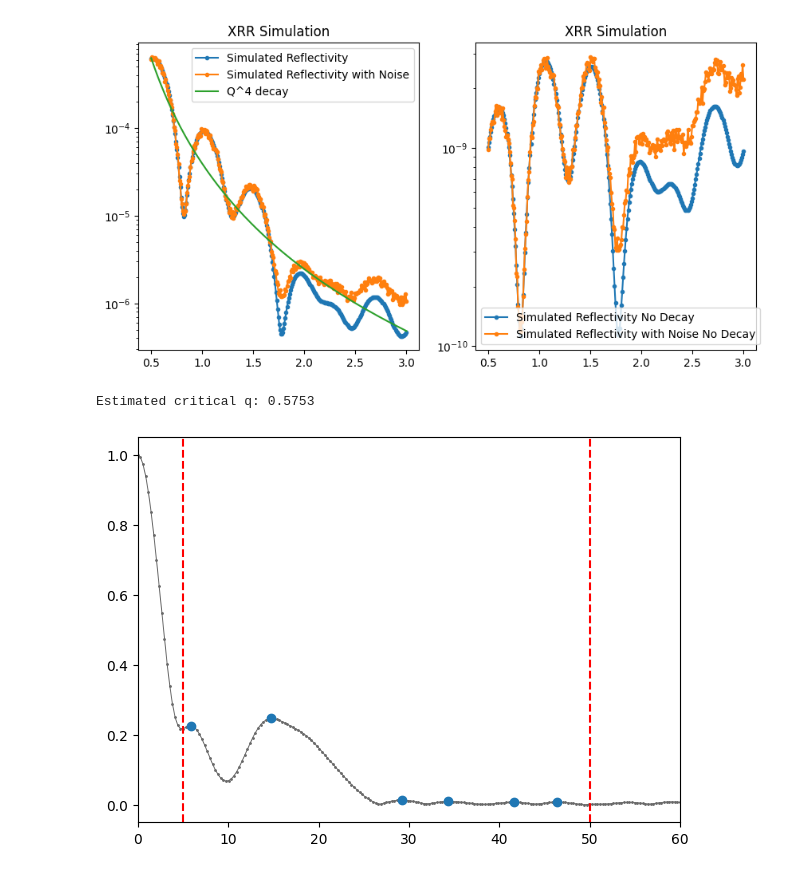
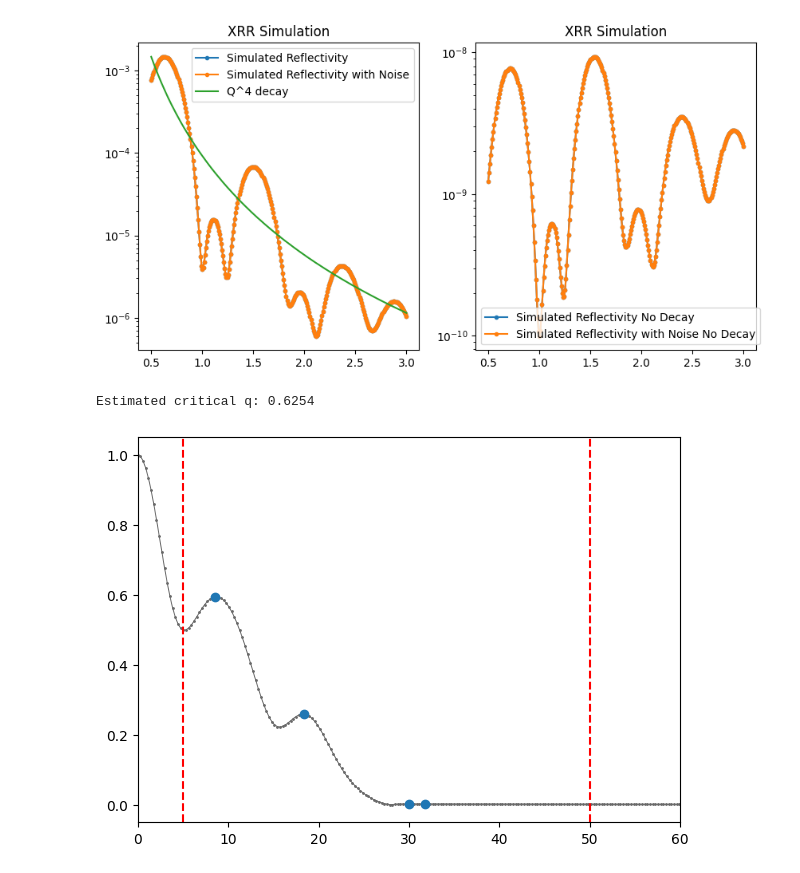
Before and after one commit to SJB7777/ReflectoLearn, a Jupyter notebook: notebooks/fitting.ipynb, the cells around one changed output. Drawn from its saved outputs; the diff is of its cells as text; code cells hidden in the pictures.

```diff
--- a/notebooks/fitting.ipynb
+++ b/notebooks/fitting.ipynb
@@ -55,35 +57,36 @@ def add_noise(R):
 # %%
 # -----------------------
 # 1. 데이터 생성
 # -----------------------
 beam_energy = 8.04751  # keV
 tth = np.linspace(0.5, 3, 300)  # rad
 q = tth2qz_by_energy(tth, beam_energy)
 
 # 2층 박막 시뮬레이션 (기판 + 2개 필름)
 data = make_multifilm(2, q, add_noise=False)
 R = data["R"]
-R_noise = add_noise(R)
+# R_noise = add_noise(R)
+R_noise = R.copy()
 
 R_no_q_decay = remove_q4_decay(q, R)
 R_noise_no_q_decay = remove_q4_decay(q, R_noise)
 decay = 1 / remove_q4_decay(q, np.full_like(q, 1))
 decay = decay / decay[0] * R.max()
 fig, ax = plt.subplots(1, 2, figsize=(10, 5))
 ax[0].semilogy(tth, R, ".-", label="Simulated Reflectivity")
 ax[0].semilogy(tth, R_noise, ".-", label="Simulated Reflectivity with Noise")
 ax[0].semilogy(tth, decay, "-", label="Q^4 decay")
 ax[0].set_title("XRR Simulation")
 ax[0].legend()
 
 ax[1].semilogy(tth, R_no_q_decay, ".-", label="Simulated Reflectivity No Decay")
 ax[1].semilogy(tth, R_noise_no_q_decay, ".-", label="Simulated Reflectivity with Noise No Decay")
 ax[1].set_title("XRR Simulation")
 ax[1].legend()
 
 plt.show()
 # %% [output]
-[figure, old version]
+[figure, new version]
 # %%
 from scipy.signal import argrelextrema
 
@@ -114,8 +117,8 @@ ax.axvline(x=x_upper_bound, color='r', linestyle='--')
 ax.set_xlim(0, x_upper_bound*1.2)
 plt.show()
 # %% [output]
-Estimated critical q: 0.5753
+Estimated critical q: 0.6254
-[figure, old version]
+[figure, new version]
 # %%
 print(under_bound_index, upper_bound_index)
 
```
Also changed, not shown: parts of 2 cells of this notebook.
